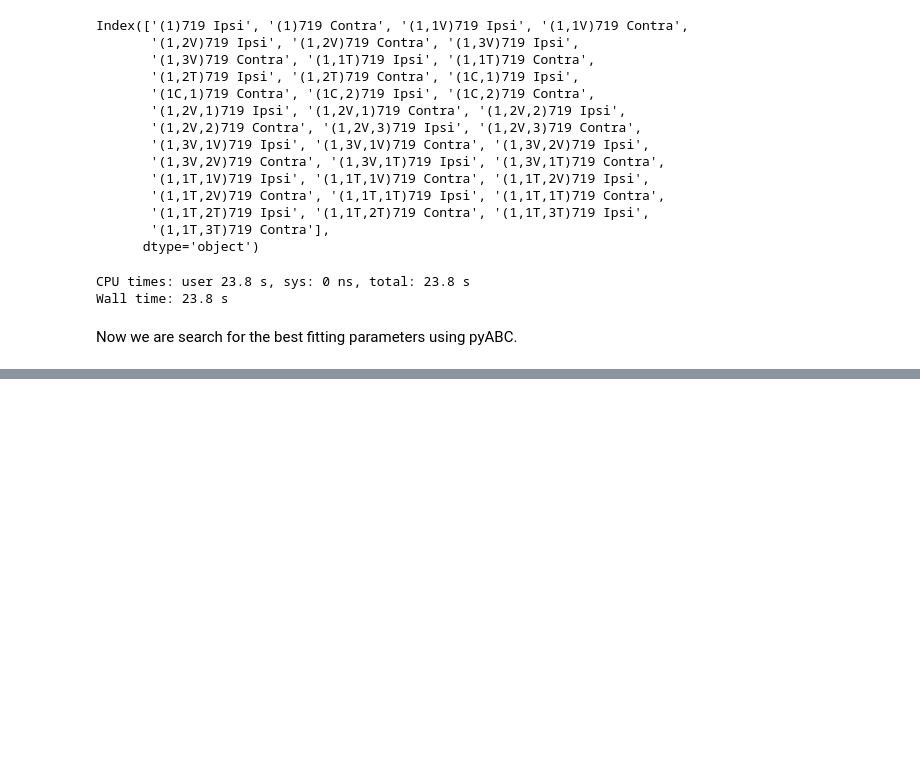
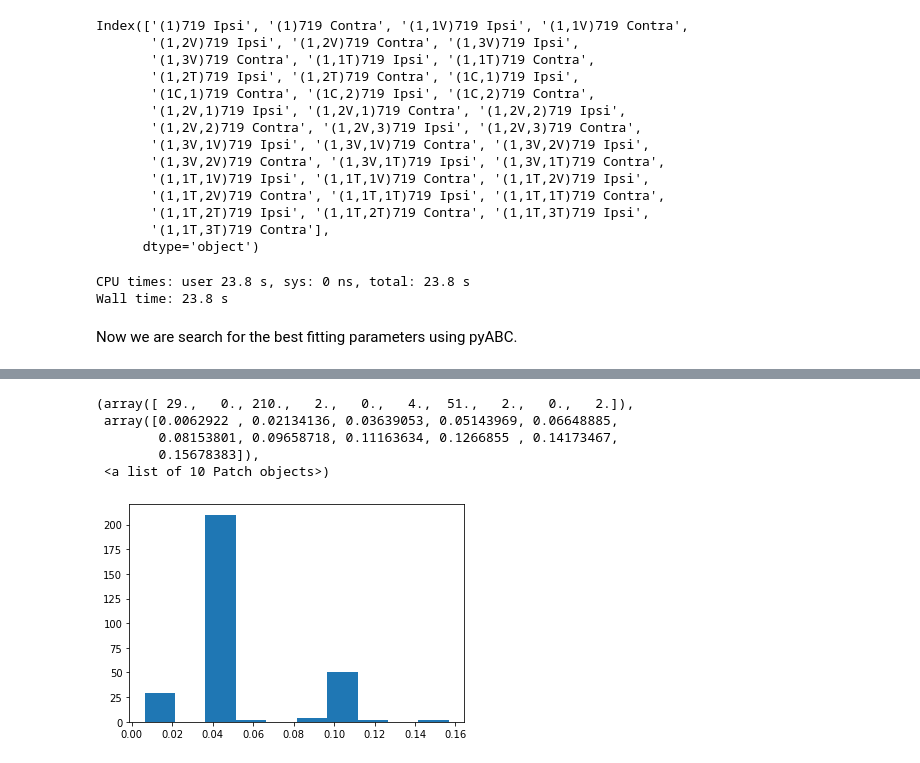
Before and after one commit to HuairenZhang/glioblastoma, a Jupyter notebook: pyABC_Lan_update.ipynb, the cells around one changed output, grey strips where cells are left out. Drawn from its saved outputs; the diff is of its cells as text; code cells hidden in the pictures; blank space fills up the shorter version.

```diff
--- a/pyABC_Lan_update.ipynb
+++ b/pyABC_Lan_update.ipynb
@@ -451,7 +451,7 @@ abc = ABCSMC(models = determineTestParameters,
              distance_function = DistanceAfterBinning,
              population_size = 300,
              eps = epsilon.ConstantEpsilon(1.5),
-             transitions = transition.LocalTransition)
+             transitions = transition.LocalTransition(k_fraction=0.3))
 
 abc.new(db_path, simBarFreq);
 # %% [output]
@@ -492,0 +534,9 @@ plt.hist(h.get_weighted_distances()["distance"])
+# %%
+plt.hist(h.get_distribution()[0]["Probability"])
+# %% [output]
+(array([ 29.,   0., 210.,   2.,   0.,   4.,  51.,   2.,   0.,   2.]),
+ array([0.0062922 , 0.02134136, 0.03639053, 0.05143969, 0.06648885,
+        0.08153801, 0.09658718, 0.11163634, 0.1266855 , 0.14173467,
+        0.15678383]),
+ <a list of 10 Patch objects>)
+[figure, added]
```
Also changed, not shown: parts of 20 cells of this notebook.
